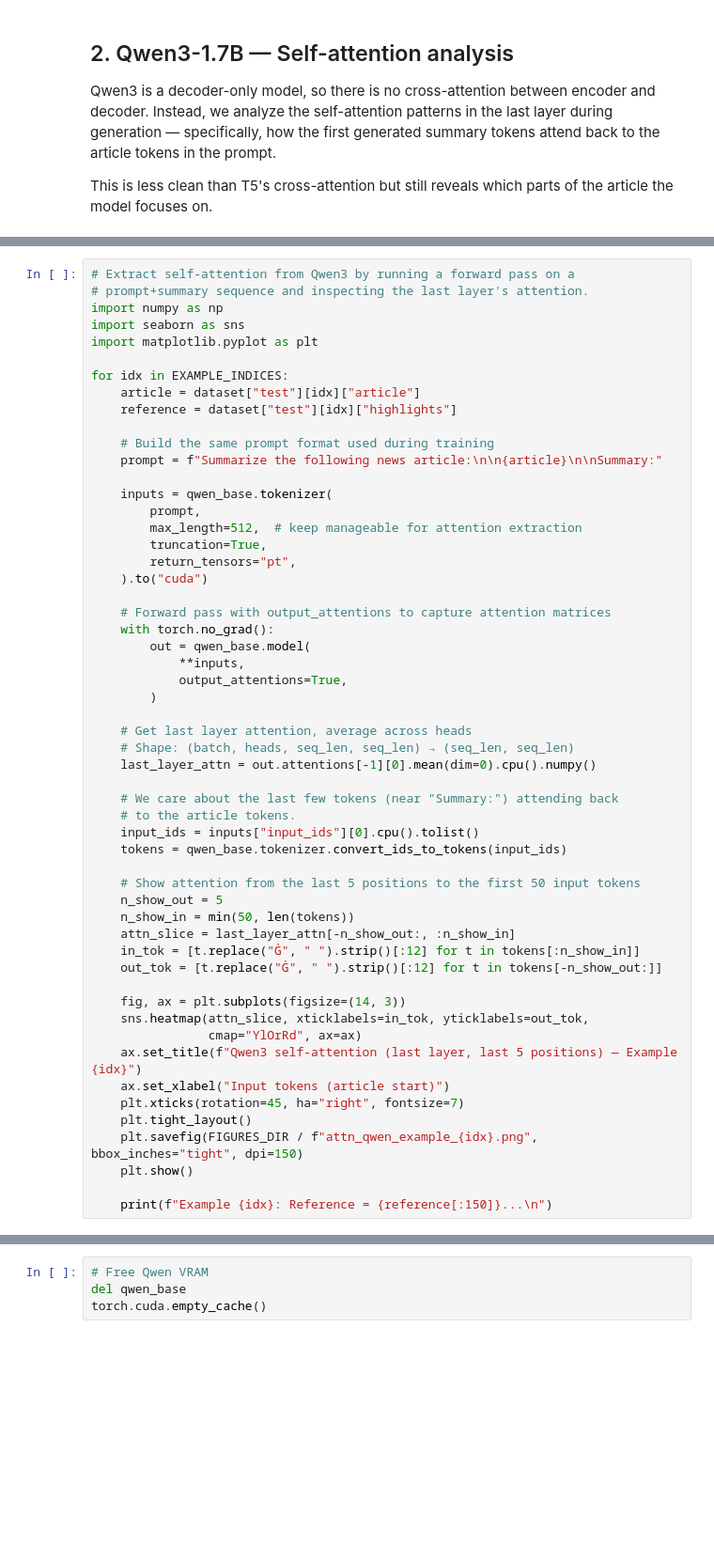
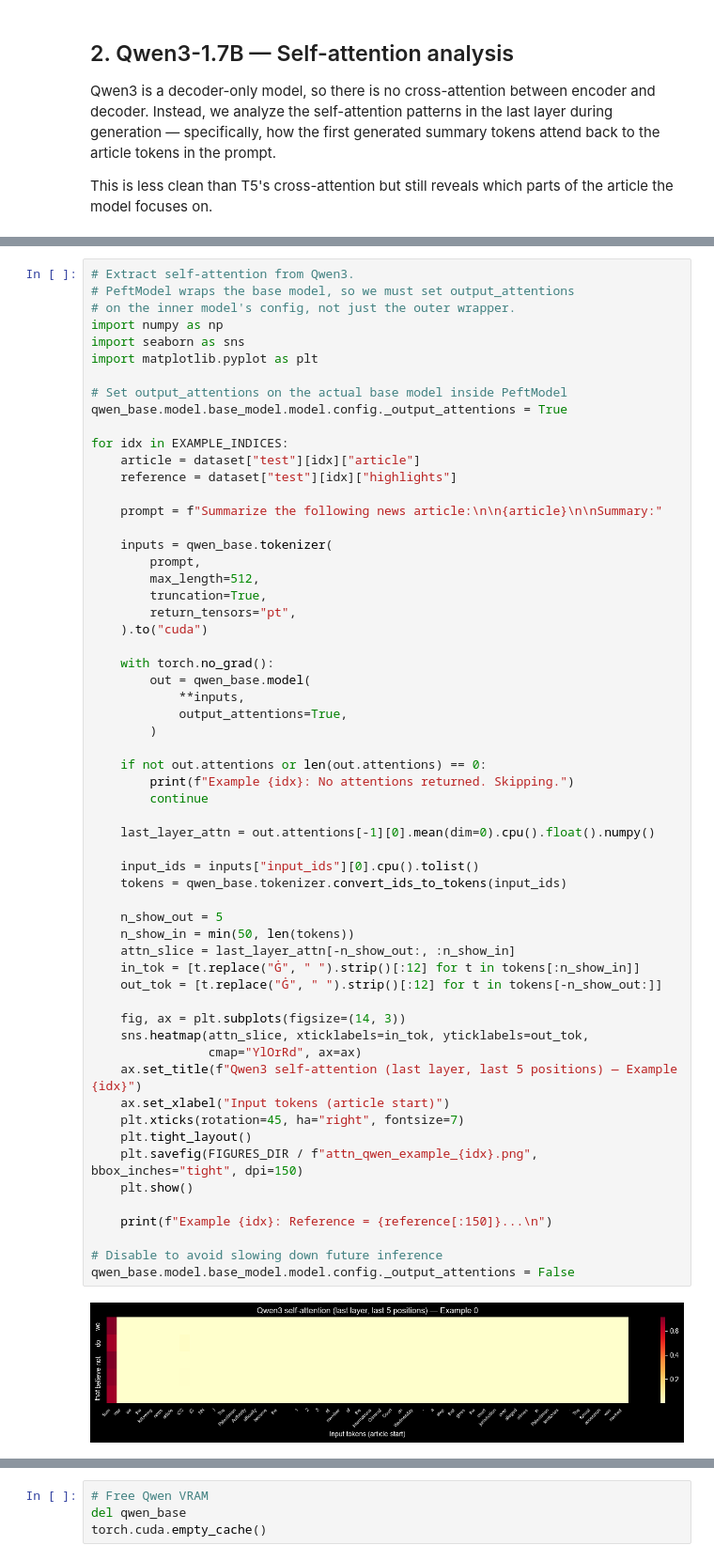
Before and after one commit to Neonhunter23/nlp-transformers-summarization, a Jupyter notebook: notebooks/08_interpretability.ipynb, the cells around one changed output, grey strips where cells are left out. Shown at 94% size. Drawn from its saved outputs; the diff is of its cells as text; blank space fills up the shorter version.

```diff
--- a/notebooks/08_interpretability.ipynb
+++ b/notebooks/08_interpretability.ipynb
@@ -125,55 +172,61 @@ print(f"Qwen3 loaded from {qwen_path}")
 # %%
-# Extract self-attention from Qwen3 by running a forward pass on a
-# prompt+summary sequence and inspecting the last layer's attention.
+# Extract self-attention from Qwen3.
+# PeftModel wraps the base model, so we must set output_attentions
+# on the inner model's config, not just the outer wrapper.
 import numpy as np
 import seaborn as sns
 import matplotlib.pyplot as plt
+
+# Set output_attentions on the actual base model inside PeftModel
+qwen_base.model.base_model.model.config._output_attentions = True
 
 for idx in EXAMPLE_INDICES:
     article = dataset["test"][idx]["article"]
     reference = dataset["test"][idx]["highlights"]
 
-    # Build the same prompt format used during training
     prompt = f"Summarize the following news article:\n\n{article}\n\nSummary:"
 
     inputs = qwen_base.tokenizer(
         prompt,
-        max_length=512,  # keep manageable for attention extraction
+        max_length=512,
         truncation=True,
         return_tensors="pt",
     ).to("cuda")
 
-    # Forward pass with output_attentions to capture attention matrices
     with torch.no_grad():
         out = qwen_base.model(
             **inputs,
             output_attentions=True,
         )
 
-    # Get last layer attention, average across heads
-    # Shape: (batch, heads, seq_len, seq_len) → (seq_len, seq_len)
-    last_layer_attn = out.attentions[-1][0].mean(dim=0).cpu().numpy()
+    if not out.attentions or len(out.attentions) == 0:
+        print(f"Example {idx}: No attentions returned. Skipping.")
+        continue
 
-    # We care about the last few tokens (near "Summary:") attending back
-    # to the article tokens.
+    last_layer_attn = out.attentions[-1][0].mean(dim=0).cpu().float().numpy()
+
     input_ids = inputs["input_ids"][0].cpu().tolist()
     tokens = qwen_base.tokenizer.convert_ids_to_tokens(input_ids)
 
-    # Show attention from the last 5 positions to the first 50 input tokens
     n_show_out = 5
     n_show_in = min(50, len(tokens))
     attn_slice = last_layer_attn[-n_show_out:, :n_show_in]
     in_tok = [t.replace("Ġ", " ").strip()[:12] for t in tokens[:n_show_in]]
     out_tok = [t.replace("Ġ", " ").strip()[:12] for t in tokens[-n_show_out:]]
 
     fig, ax = plt.subplots(figsize=(14, 3))
     sns.heatmap(attn_slice, xticklabels=in_tok, yticklabels=out_tok,
                 cmap="YlOrRd", ax=ax)
     ax.set_title(f"Qwen3 self-attention (last layer, last 5 positions) — Example {idx}")
     ax.set_xlabel("Input tokens (article start)")
     plt.xticks(rotation=45, ha="right", fontsize=7)
     plt.tight_layout()
     plt.savefig(FIGURES_DIR / f"attn_qwen_example_{idx}.png", bbox_inches="tight", dpi=150)
     plt.show()
 
     print(f"Example {idx}: Reference = {reference[:150]}...\n")
+
+# Disable to avoid slowing down future inference
+qwen_base.model.base_model.model.config._output_attentions = False
+# %% [output]
+[figure, added]
```
Also changed, not shown: parts of 4 cells of this notebook, 6 other files.
